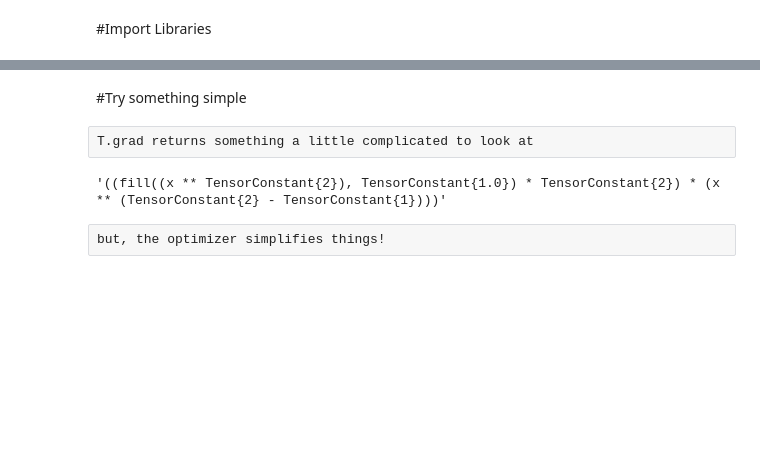
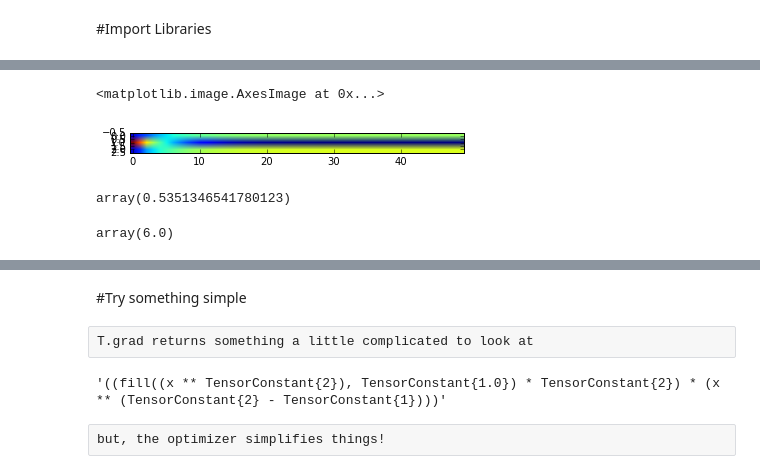
Before and after one commit to boydmeredith/fokkerplanck_autodiff, a Jupyter notebook: fokkerplanck_autodiff.ipynb, the cells around one changed output, grey strips where cells are left out. Saved outputs shown, nothing was run; the diff lists cells and outputs as text; code cells hidden in the pictures; blank space fills up the shorter version.

```diff
--- a/fokkerplanck_autodiff.ipynb
+++ b/fokkerplanck_autodiff.ipynb
@@ -95,0 +166,6 @@ def Fmatrix(pd,bin_centers,sigma_sbin,dt):
+# %%
+epsilon = 10e-10; dx =.25; dt = .02;
+
+dx = 4; dt = .5; Nsteps = np.ceil(1/dt)
+
+c = np.zeros(Nsteps); c[[np.ceil(0.08/dt), np.ceil(0.4/dt)]] = 1
@@ -95,0 +328,5 @@ def Fmatrix(pd,bin_centers,sigma_sbin,dt):
+# %%
+#actually need c to be theano tensor variable as well
+c = T.vector('c')
+# %%
+o = prob_right_T(c)
@@ -95,0 +351,9 @@ def Fmatrix(pd,bin_centers,sigma_sbin,dt):
+# %%
+plt.imshow(o[1])
+# %% [output]
+<matplotlib.image.AxesImage at 0x...>
+[figure, added]
+# %%
+o[0].eval()
+# %% [output]
+array(0.5351346541780123)
@@ -95,0 +362,4 @@ def Fmatrix(pd,bin_centers,sigma_sbin,dt):
+# %%
+T.sum(b[1:]).eval()
+# %% [output]
+array(6.0)
```
Also changed, not shown: parts of 21 cells of this notebook.
